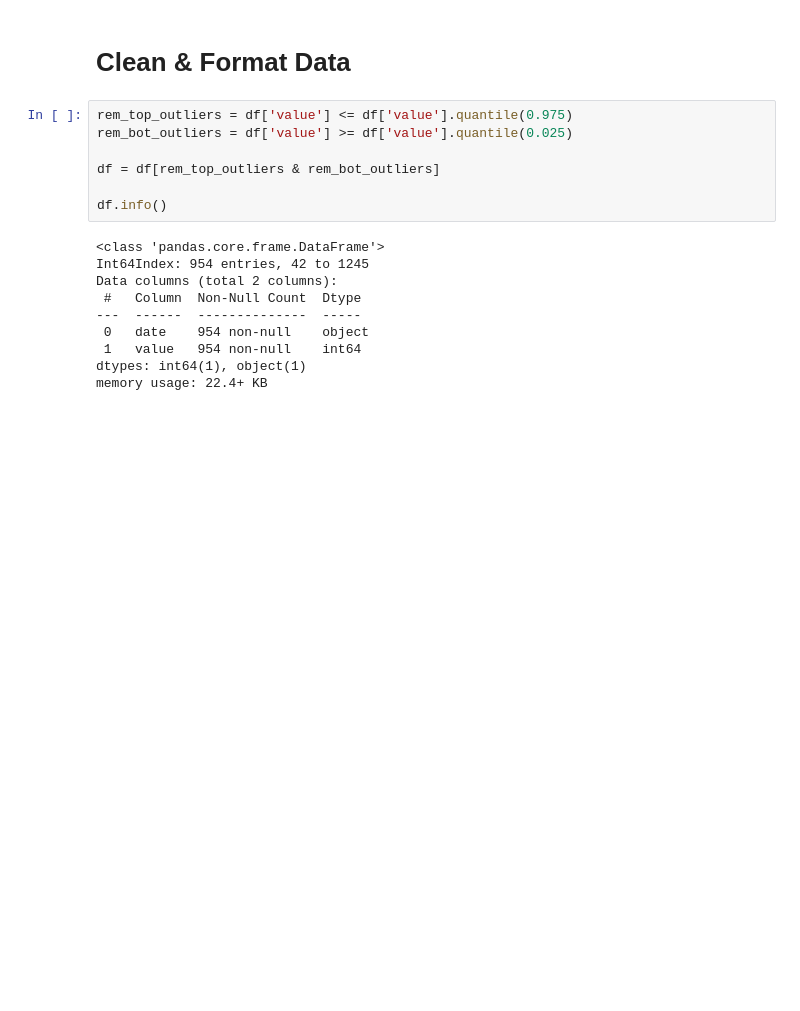
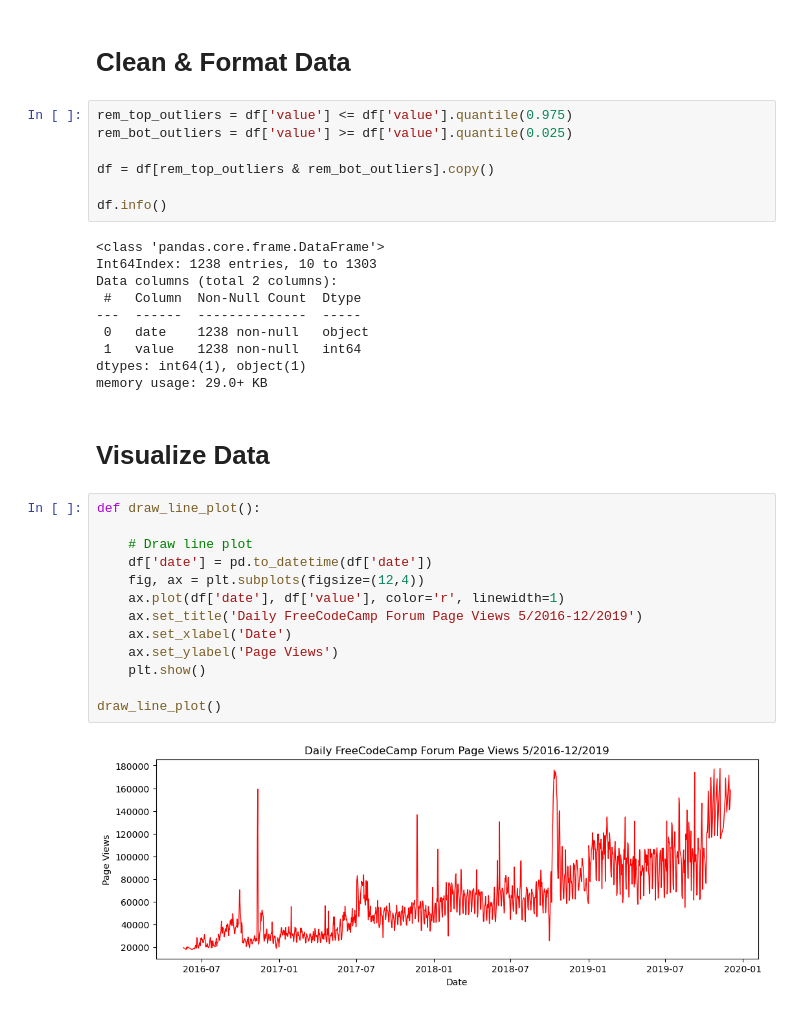
Before and after one commit to awault/page_view_visualizer, a Jupyter notebook: workbook.ipynb, the cells around one changed output. Saved outputs shown, nothing was run; the diff lists cells and outputs as text; blank space fills up the shorter version.

Commit message:
Create line plot

```diff
--- a/workbook.ipynb
+++ b/workbook.ipynb
@@ -48,16 +48,33 @@ df.describe()
 rem_top_outliers = df['value'] <= df['value'].quantile(0.975)
 rem_bot_outliers = df['value'] >= df['value'].quantile(0.025)
 
-df = df[rem_top_outliers & rem_bot_outliers]
+df = df[rem_top_outliers & rem_bot_outliers].copy()
 
 df.info()
 # %% [output]
 <class 'pandas.core.frame.DataFrame'>
-Int64Index: 954 entries, 42 to 1245
+Int64Index: 1238 entries, 10 to 1303
 Data columns (total 2 columns):
  #   Column  Non-Null Count  Dtype
 ---  ------  --------------  -----
- 0   date    954 non-null    object
- 1   value   954 non-null    int64
+ 0   date    1238 non-null   object
+ 1   value   1238 non-null   int64
 dtypes: int64(1), object(1)
-memory usage: 22.4+ KB
+memory usage: 29.0+ KB
+# %% [markdown]
+# Visualize Data
+# %%
+def draw_line_plot():
+
+    # Draw line plot
+    df['date'] = pd.to_datetime(df['date'])
+    fig, ax = plt.subplots(figsize=(12,4))
+    ax.plot(df['date'], df['value'], color='r', linewidth=1)
+    ax.set_title('Daily FreeCodeCamp Forum Page Views 5/2016-12/2019')
+    ax.set_xlabel('Date')
+    ax.set_ylabel('Page Views')
+    plt.show()
+
+draw_line_plot()
+# %% [output]
+[figure, added]
```
Also changed, not shown: parts of 1 cell of this notebook, 2 other files.
